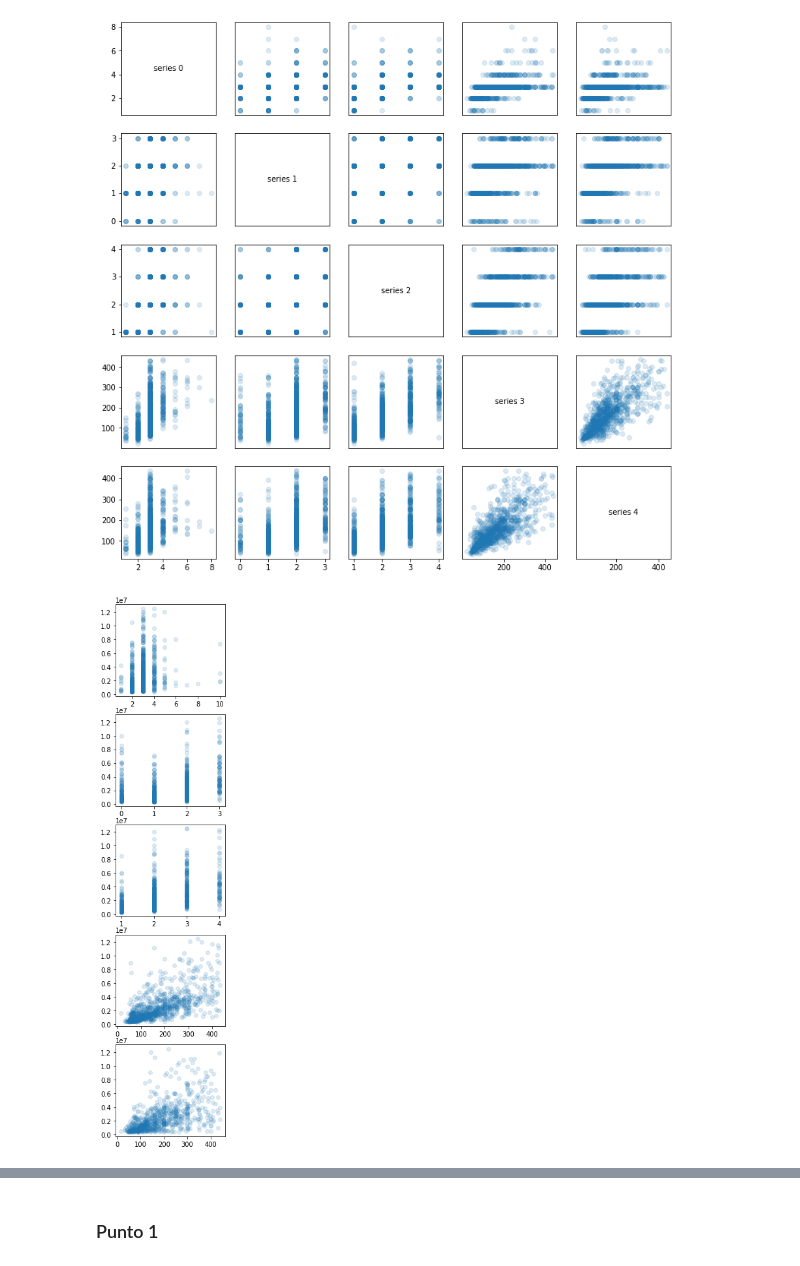
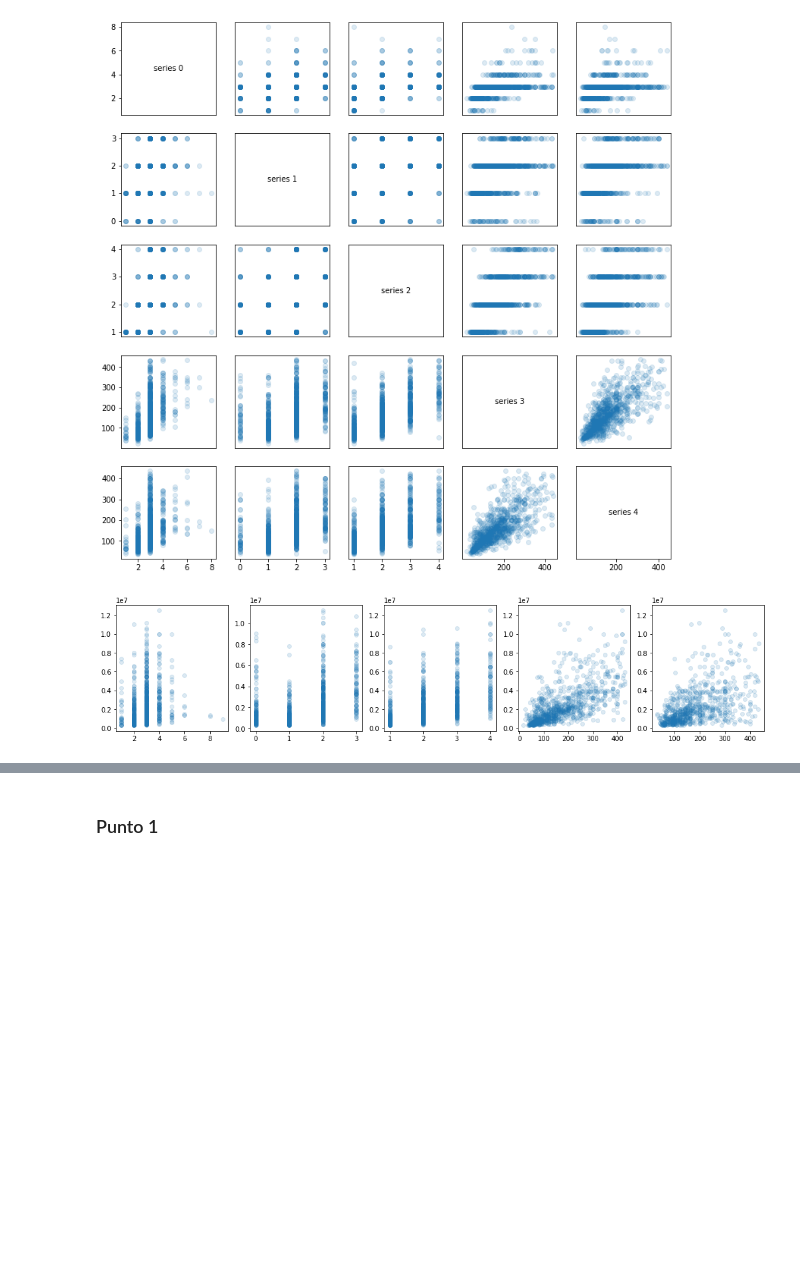
Before and after one commit to nbuzzano/7506-zonaprop, a Jupyter notebook: zonaprop-data-analysis.ipynb, the cells around one changed output, grey strips where cells are left out. Drawn from its saved outputs; the diff is of its cells as text; code cells hidden in the pictures; blank space fills up the shorter version.

```diff
--- a/zonaprop-data-analysis.ipynb
+++ b/zonaprop-data-analysis.ipynb
@@ -195,6 +194,11 @@ def get_column(A, j):
     return A.iloc[:,j]
 
 def scatter_matrix(df_corr, figsize):
+
+    df_corr = df_corr.copy()
+    df_corr = df_corr.dropna()
+    df_corr = df_corr.sample(1000, random_state=1)
+
     _, num_columns = df_corr.shape
     fig, ax = plt.subplots(num_columns, num_columns, figsize = figsize)
 
@@ -222,7 +226,7 @@ def scatter_matrix(df_corr, figsize):
 
 def scatter_list(df_corr, fixed_column, figsize):
     _, num_columns = df_corr.shape
-    fig, ax = plt.subplots(num_columns, 1, figsize = figsize)
+    fig, ax = plt.subplots(1, num_columns, figsize = figsize)
 
     for i in range(num_columns):
 
@@ -240,8 +244,11 @@ def scatter_list(df_corr, fixed_column, figsize):
     plt.show()
 
 def boxplot_list(df):
+
+    df = df.copy().dropna()
+
     _, num_columns = df.shape
-    fig, ax = plt.subplots(num_columns, 1, figsize = (4,4 * num_columns))
+    fig, ax = plt.subplots(1, num_columns, figsize = (4 * num_columns, 4))
     red_square = dict(markerfacecolor='r', marker='s')
 
 
@@ -254,16 +261,5 @@ def boxplot_list(df):
         ax[i].yaxis.set_visible(True)
 
     plt.show()
-
-#TODO: HACER QUE EL DF QUE RECIBE POR PARAMETRO LO CONVIERTA EN UNA LISTA DE SERIES !!!
-def boxplot_test(df):
-    df = df.sample(300, random_state=1)
-    _, num_columns = df.shape
-
-    fig, ax = plt.subplots()
-    red_square = dict(markerfacecolor='r', marker='s')
-    ax.boxplot([df['precio'],df['habitaciones'],df['banos']])
-
-    plt.show()
 # %%
 # Analizo (A) -> habitaciones, garages, banos, metroscubiertos, metrostotales entre si.
@@ -319,12 +316,11 @@ scatter_matrix(df_corr, figsize=(13,13))
 # hay una tendencia fuerte donde a propiedad con mayor metros totales, mayor cantidad de metros cubiertos.
 # %%
 # Analizo (B) -> Las vars de (A) con precio
-df_corr = df.filter(['habitaciones', 'garages', 'banos', 'metroscubiertos', 'metrostotales'], axis=1)
 _, num_columns = df_corr.shape
 fixed_column = df.filter(['precio'], axis=1)
-scatter_list(df_corr, fixed_column, figsize=(3,3 * num_columns))
+scatter_list(df_corr, fixed_column, figsize=(3.5 * num_columns, 3.5))
 # %% [output]
-[figure, old version]
+[figure, new version]
 # %%
 # precio
 
```
Also changed, not shown: parts of 10 cells of this notebook.
